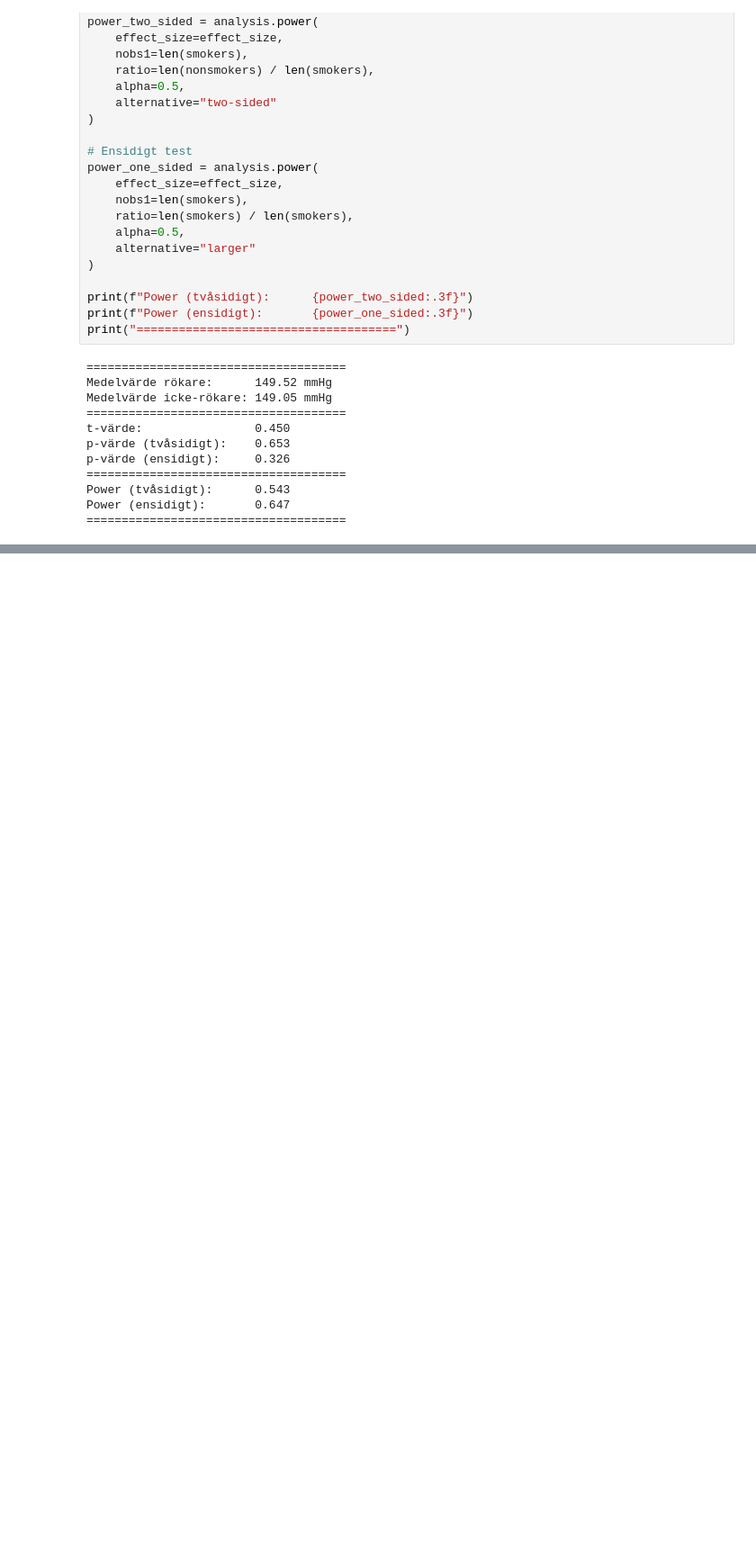
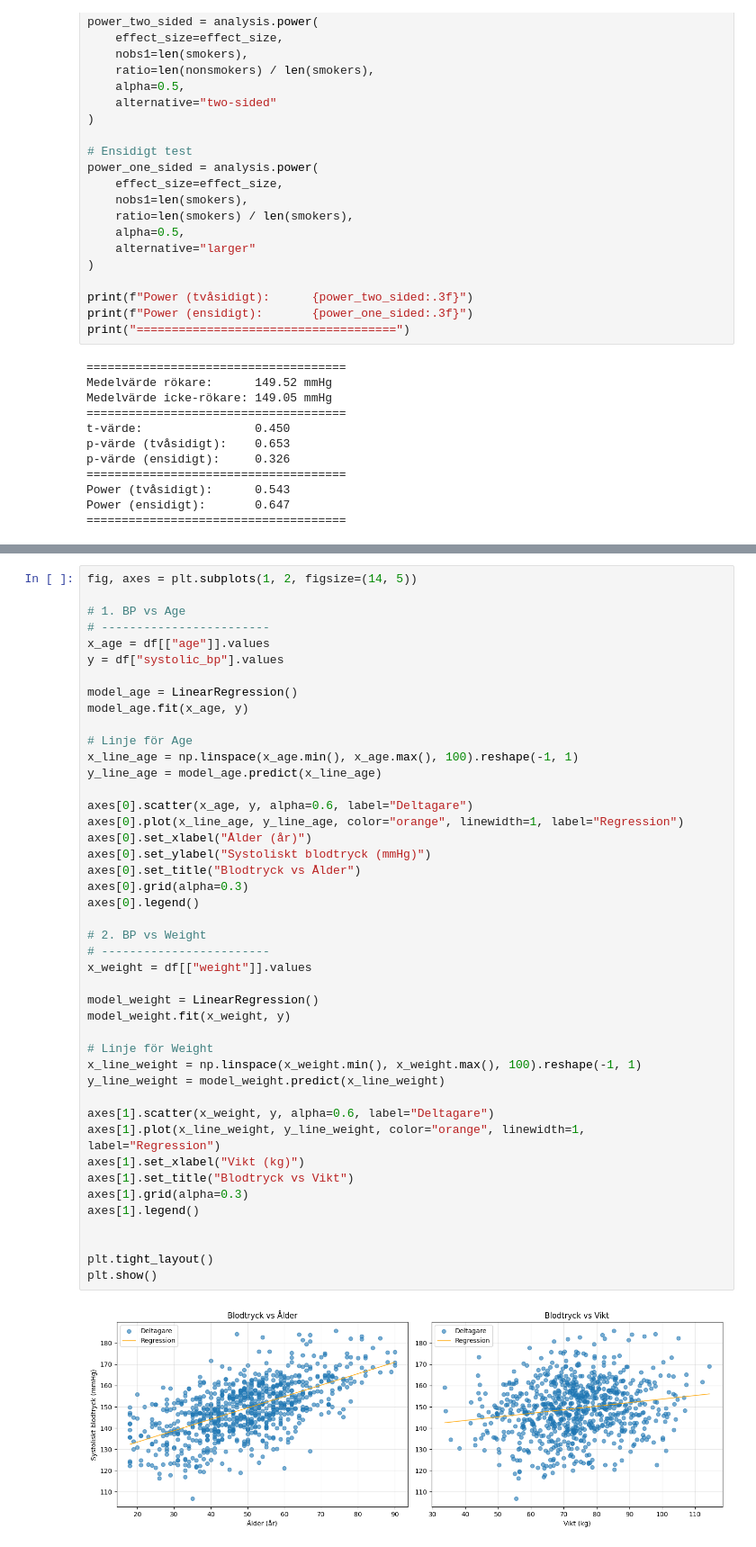
Before and after one commit to belson-h/Project---Health-Study, a Jupyter notebook: study_report.ipynb, the cells around one changed output, grey strips where cells are left out. Shown at 90% size. Drawn from its saved outputs; the diff is of its cells as text; blank space fills up the shorter version.

Commit message:
lägger till linjär regression, PCA och utökad analys

```diff
--- a/study_report.ipynb
+++ b/study_report.ipynb
@@ -396,0 +556,46 @@ Det **tvåsidiga p-värdet** (0.653) är mycket högt, vilket betyder att vi har
+# %%
+fig, axes = plt.subplots(1, 2, figsize=(14, 5))
+
+# 1. BP vs Age
+# ------------------------
+x_age = df[["age"]].values
+y = df["systolic_bp"].values
+
+model_age = LinearRegression()
+model_age.fit(x_age, y)
+
+# Linje för Age
+x_line_age = np.linspace(x_age.min(), x_age.max(), 100).reshape(-1, 1)
+y_line_age = model_age.predict(x_line_age)
+
+axes[0].scatter(x_age, y, alpha=0.6, label="Deltagare")
+axes[0].plot(x_line_age, y_line_age, color="orange", linewidth=1, label="Regression")
+axes[0].set_xlabel("Ålder (år)")
+axes[0].set_ylabel("Systoliskt blodtryck (mmHg)")
+axes[0].set_title("Blodtryck vs Ålder")
+axes[0].grid(alpha=0.3)
+axes[0].legend()
+
+# 2. BP vs Weight
+# ------------------------
+x_weight = df[["weight"]].values
+
+model_weight = LinearRegression()
+model_weight.fit(x_weight, y)
+
+# Linje för Weight
+x_line_weight = np.linspace(x_weight.min(), x_weight.max(), 100).reshape(-1, 1)
+y_line_weight = model_weight.predict(x_line_weight)
+
+axes[1].scatter(x_weight, y, alpha=0.6, label="Deltagare")
+axes[1].plot(x_line_weight, y_line_weight, color="orange", linewidth=1, label="Regression")
+axes[1].set_xlabel("Vikt (kg)")
+axes[1].set_title("Blodtryck vs Vikt")
+axes[1].grid(alpha=0.3)
+axes[1].legend()
+
+
+plt.tight_layout()
+plt.show()
+# %% [output]
+[figure, added]
```
Also changed, not shown: parts of 15 cells of this notebook.
